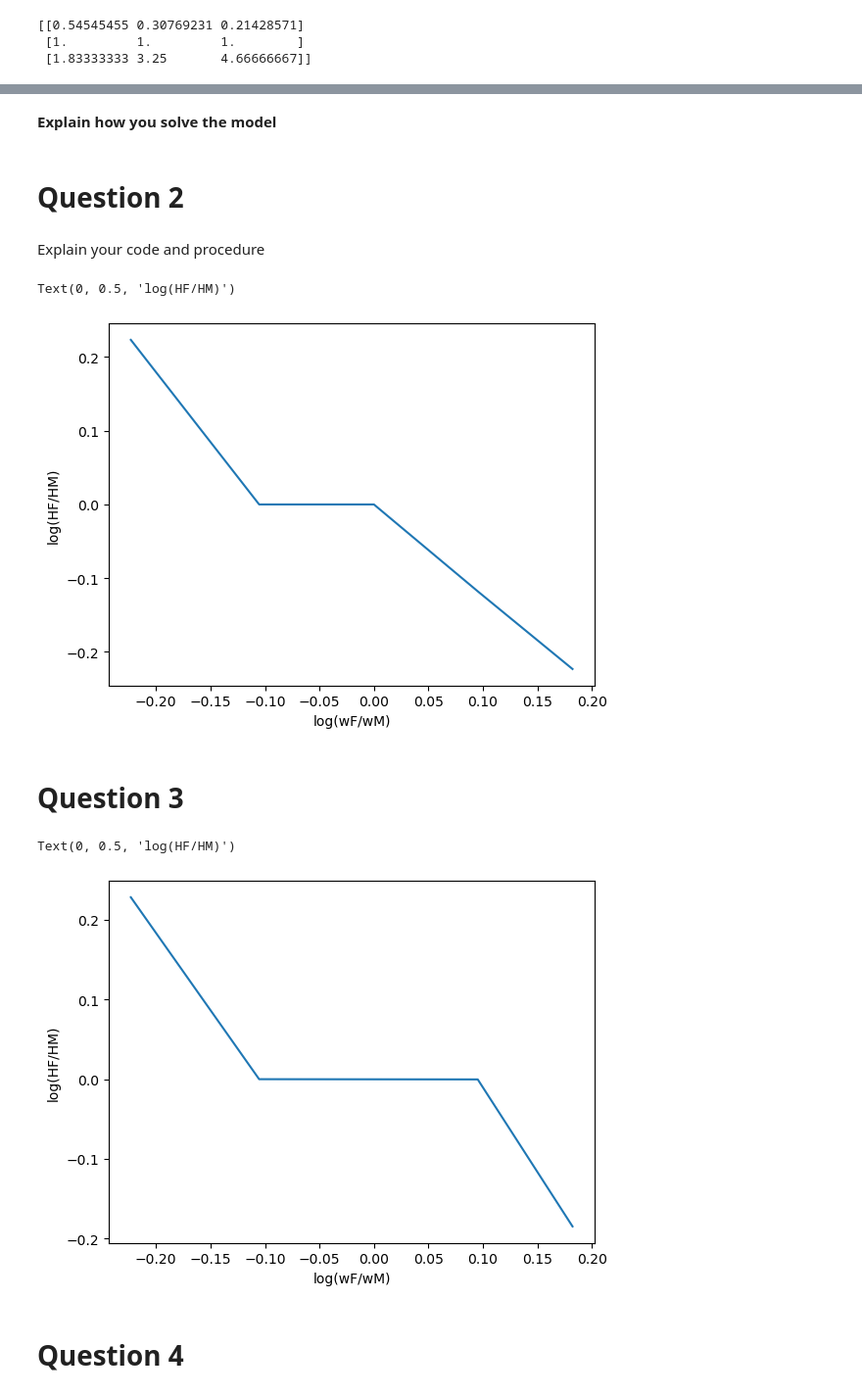
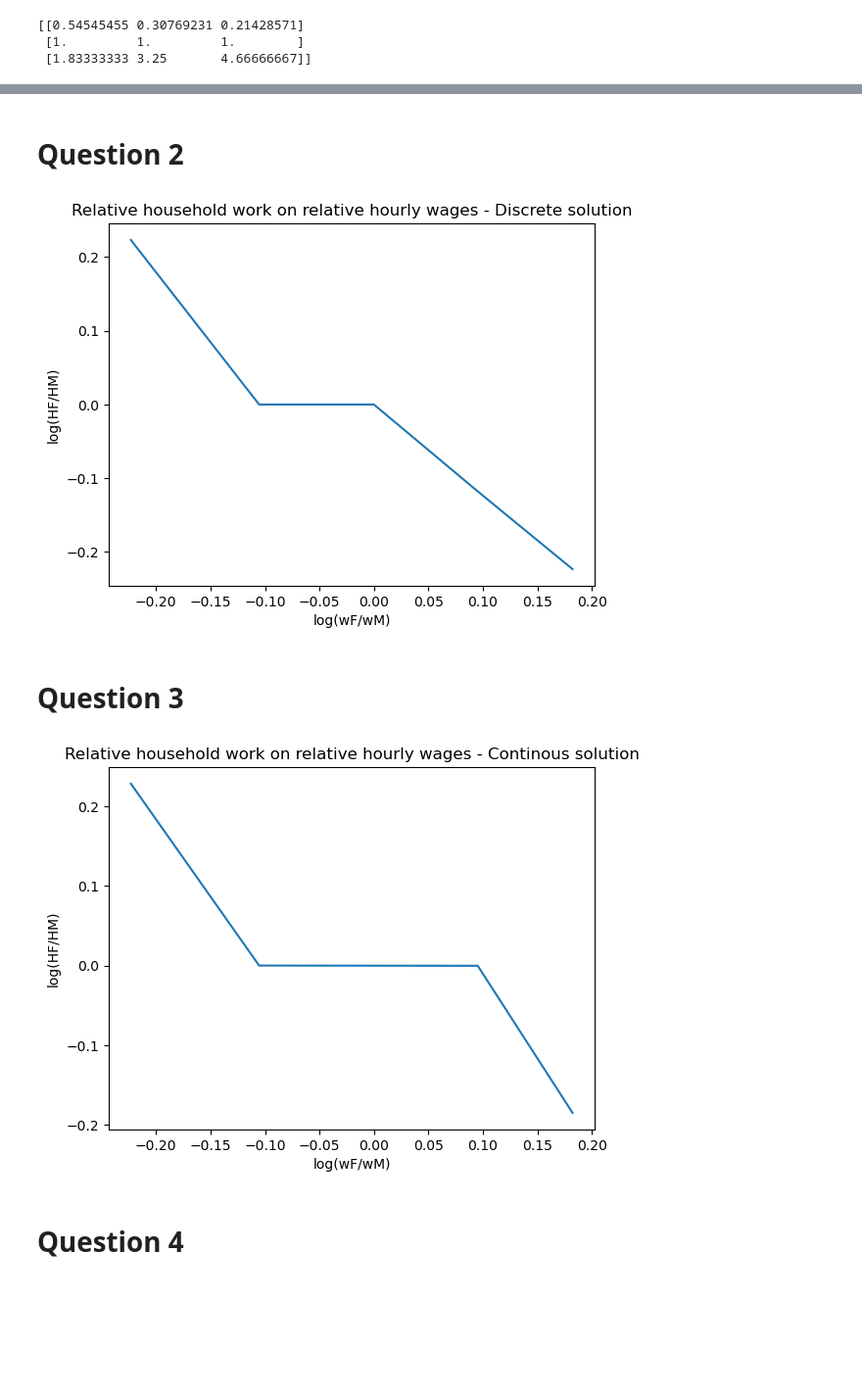
Before and after one commit to NumEconCopenhagen/projects-2023-lise-adam, a Jupyter notebook: inauguralproject/inauguralproject.ipynb, the cells around one changed output, grey strips where cells are left out. Shown: that part at 98% size. Saved outputs shown, nothing was run; the diff lists cells and outputs as text; code cells hidden in the pictures; blank space fills up the shorter version.

```diff
--- a/inauguralproject/inauguralproject.ipynb
+++ b/inauguralproject/inauguralproject.ipynb
@@ -95,23 +79,16 @@ Text(0.5, 0.92, '$\\frac{HF}{HM}$ as a function of $\\alpha$ and $\\sigma$')
 [figure]
-# %% [markdown]
-**Explain how you solve the model**
 # %% [markdown]
 # Question 2
-# %% [markdown]
-Explain your code and procedure
 # %%
-
-# Setting parameters
+# Baseline model parameters
 model.par.alpha=0.5
 model.par.sigma=1
-model.par.wM=1
-
 
 # Using discrete solver
 model.solve_wF_vec(discrete=True)
 
 # Creating arrays with necessary variables
-log_wF_vec=np.log(model.par.wF_vec) #Since wM=1 we just take log of WF_vec
+log_wF_vec=np.log(model.par.wF_vec) # Since wM=1 we just take log of WF_vec
 log_HFHM=np.log(model.sol.HF_vec/model.sol.HM_vec)
 
 # Creating 2d plot of log(HF/HM) against log(WF/WM)
@@ -121,28 +98,31 @@ ax= fig.add_subplot(1,1,1)
 ax.plot(log_wF_vec,log_HFHM)
 ax.set_xlabel('log(wF/wM)')
 ax.set_ylabel('log(HF/HM)')
+ax.set_title(r'Relative household work on relative hourly wages - Discrete solution')
+plt.show()
 # %% [output]
-Text(0, 0.5, 'log(HF/HM)')
-[figure, old version]
+[figure, new version]
 # %% [markdown]
 # Question 3
 # %%
 # Calling method that solves the model with continuos set of choices
-model.solve_wF_vec(discrete=False)
+model.solve_wF_vec()
 
-# Creating arrays with necessary variables as before, but now from continues model.
+# Creating arrays with necessary variables as before, but now from continous solution.
 log_wF_vec=np.log(model.par.wF_vec)
 log_HFHM=np.log(model.sol.HF_vec/model.sol.HM_vec)
 
+# Creating 2d plot of log(HF/HM) against log(WF/WM)
 %matplotlib inline
 fig=plt.figure()
 ax= fig.add_subplot(1,1,1)
 ax.plot(log_wF_vec,log_HFHM)
 ax.set_xlabel('log(wF/wM)')
 ax.set_ylabel('log(HF/HM)')
+ax.set_title(r'Relative household work on relative hourly wages - Continous solution')
+plt.show()
 # %% [output]
-Text(0, 0.5, 'log(HF/HM)')
-[figure, old version]
+[figure, new version]
 # %% [markdown]
 # Question 4
 # %%
```
Also changed, not shown: parts of 17 cells of this notebook.
